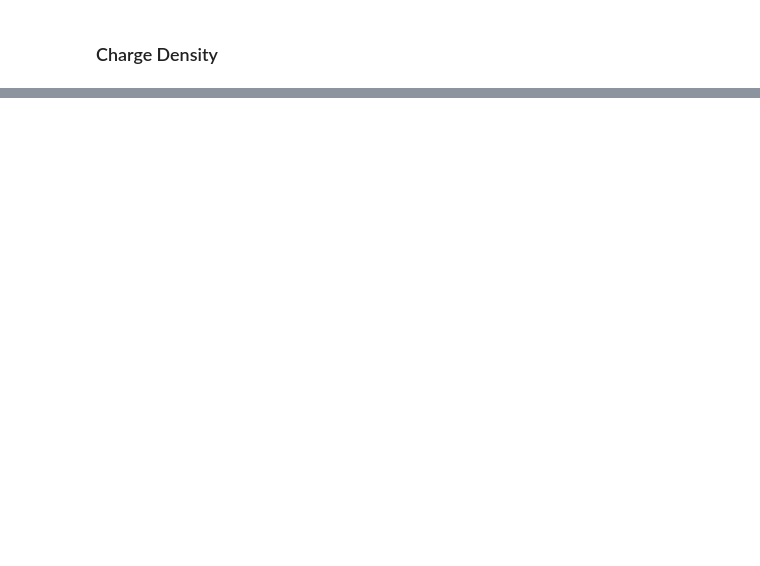
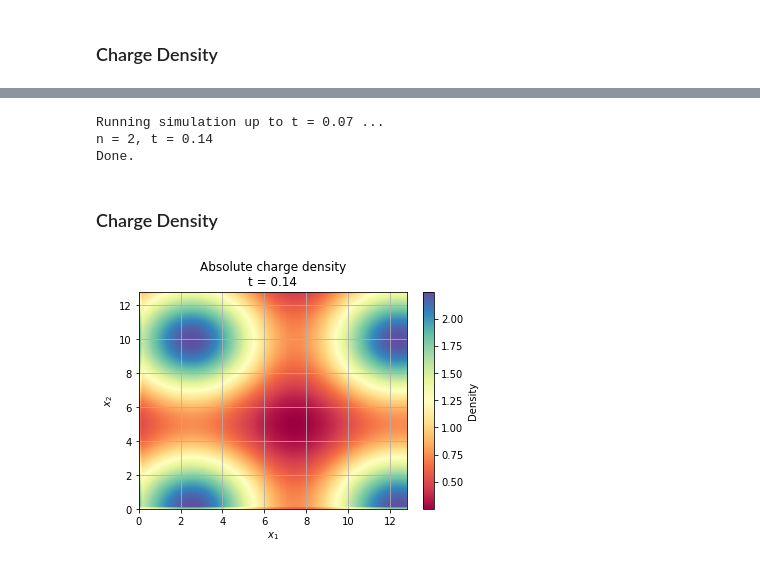
Before and after one commit to ricardo-fonseca/zpic, a Jupyter notebook: python/density.ipynb, the cells around one changed output, grey strips where cells are left out. Drawn from its saved outputs; the diff is of its cells as text; code cells hidden in the pictures; blank space fills up the shorter version.

Commit message:
Adds python support for 2D custom densities
Signed-off-by: Ricardo Fonseca <ricardo.fonseca@tecnico.ulisboa.pt>

```diff
--- a/python/density.ipynb
+++ b/python/density.ipynb
@@ -64,0 +63,57 @@ plt.show()
+# %%
+import em2d as zpic
+import numpy as np
+
+# Custom density profiles along x and y
+def nx(x):
+    return 1.0 + 0.5*np.sin(2*x/np.pi)
+
+def ny(y):
+    return 1.0 + 0.5*np.cos(2*y/np.pi)
+
+# Time step
+dt = 0.07
+tmax = 0.07
+
+# Density Profile
+#density = zpic.Density( type = "uniform" )
+#density = zpic.Density( type = "step", start = 6.4 )
+#density = zpic.Density( type = "slab", start = 3.2, end = 9.6 )
+density = zpic.Density( type = "custom", custom_x = nx, custom_y = ny )
+
+
+# Background plasma
+electrons = zpic.Species( "electrons", -1.0, ppc = [8,8], density = density )
+
+# Initialize simulation data
+sim = zpic.Simulation( nx = [128,128], box = [12.8,12.8], dt = 0.07,
+                       species = electrons )
+
+# Run the simulation
+sim.run( tmax )
+# %% [output]
+Running simulation up to t = 0.07 ...
+n = 2, t = 0.14
+Done.
+# %% [markdown]
+### Charge Density
+# %%
+import matplotlib.pyplot as plt
+
+charge = np.abs(electrons.charge())
+range = [[0,sim.box[0]],[0,sim.box[1]]]
+
+plt.xlabel("$x_1$")
+plt.ylabel("$x_2$")
+
+plt.imshow( charge, interpolation = 'bilinear', origin = 'lower',
+          extent = ( range[0][0], range[0][1], range[1][0], range[1][1] ),
+          aspect = 'auto', cmap = 'Spectral' )
+plt.colorbar().set_label('Density')
+
+plt.title("Absolute charge density\nt = {:g}".format(sim.t))
+
+plt.grid(True)
+plt.show()
+# %% [output]
+[figure, added]
```
Also changed, not shown: parts of 4 cells of this notebook, 5 other files.
